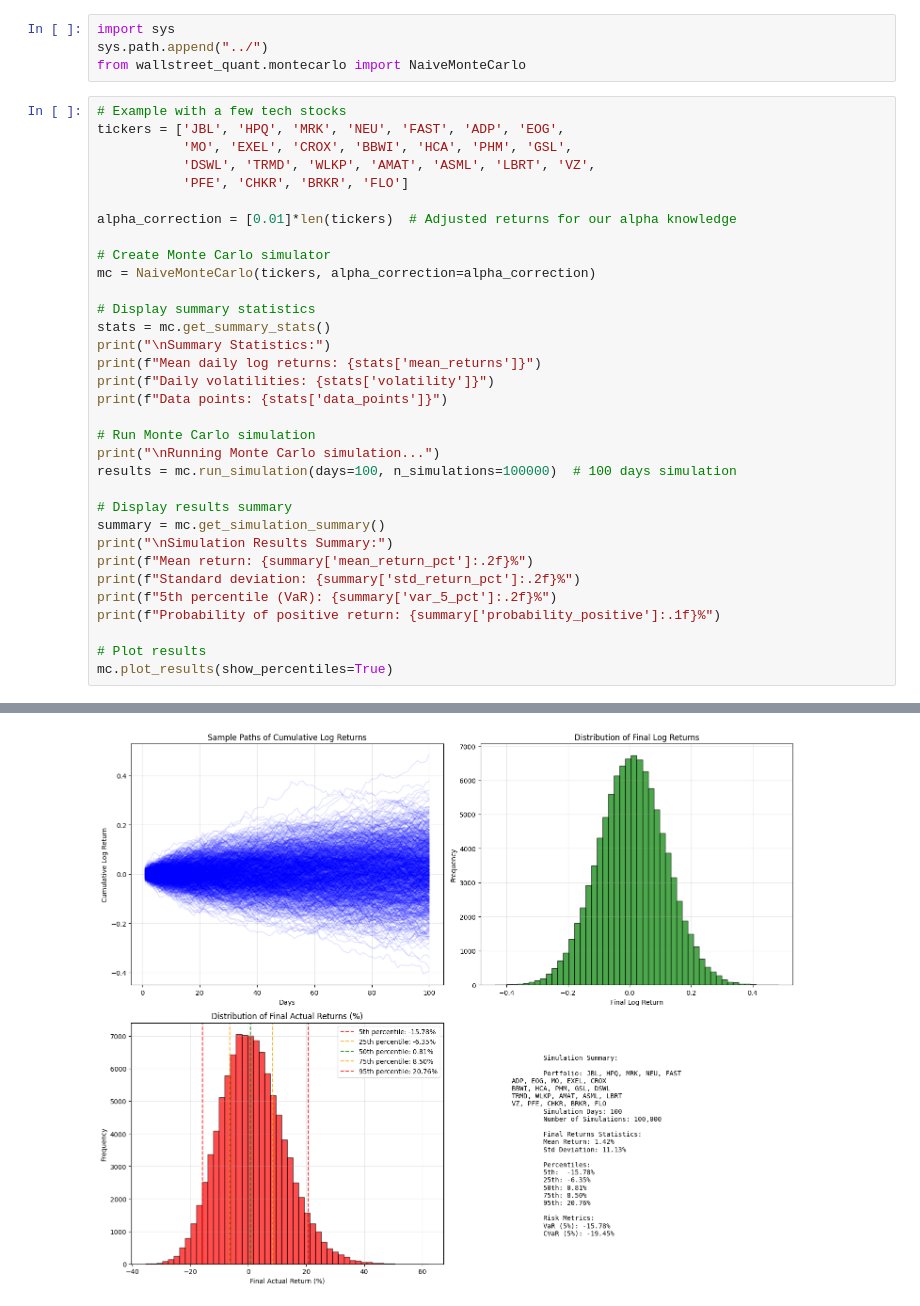
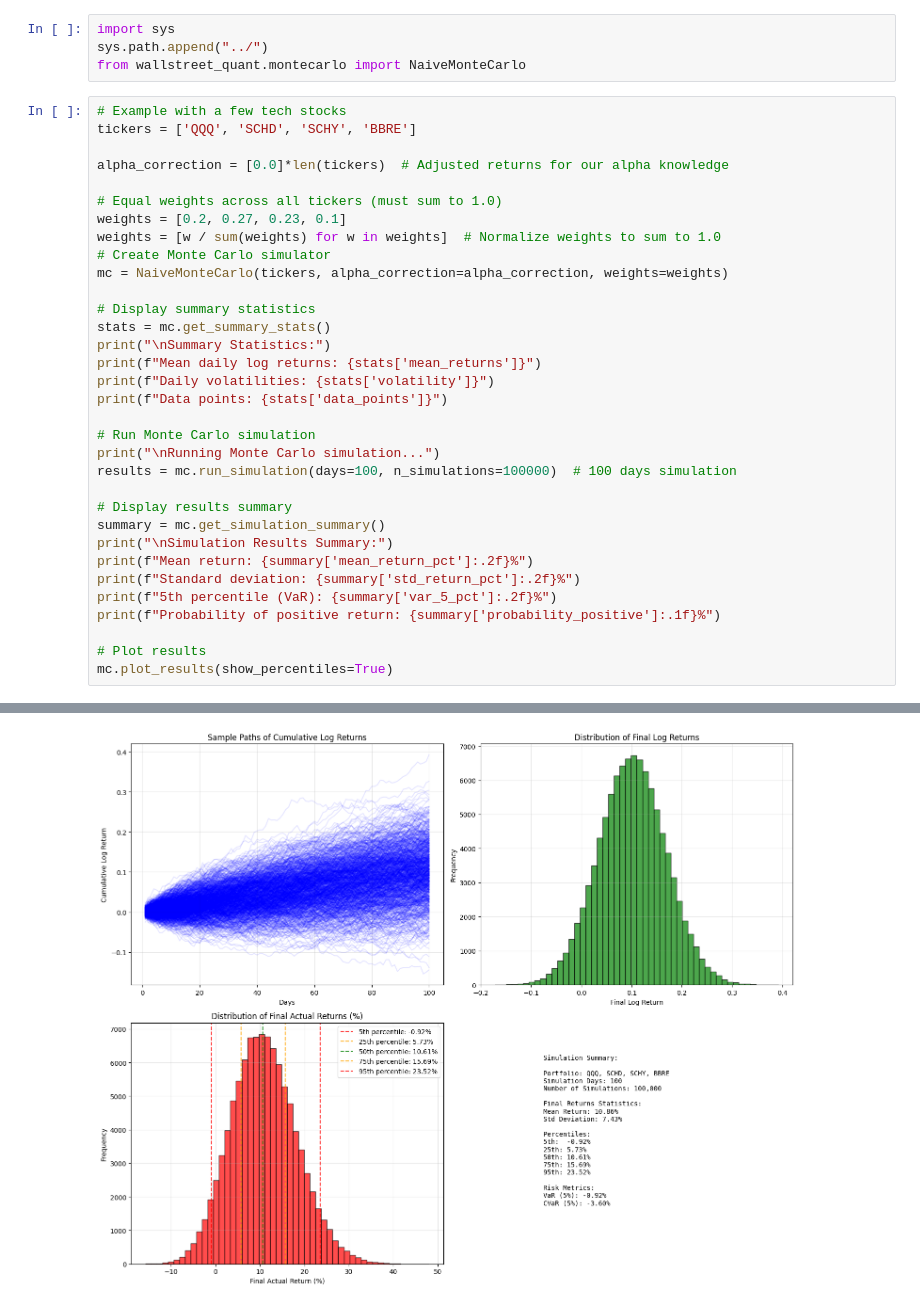
Before and after one commit to sarashs/Wallstreet-Bets, a Jupyter notebook: Notebooks/Simple_monte_carlo.ipynb, the cells around one changed output, grey strips where cells are left out. Saved outputs shown, nothing was run; the diff lists cells and outputs as text.

Commit message:
updated the simple monte carlo code

```diff
--- a/Notebooks/Simple_monte_carlo.ipynb
+++ b/Notebooks/Simple_monte_carlo.ipynb
@@ -30,15 +30,15 @@ sys.path.append("../")
 from wallstreet_quant.montecarlo import NaiveMonteCarlo
 # %%
 # Example with a few tech stocks
-tickers = ['JBL', 'HPQ', 'MRK', 'NEU', 'FAST', 'ADP', 'EOG',
-           'MO', 'EXEL', 'CROX', 'BBWI', 'HCA', 'PHM', 'GSL',
-           'DSWL', 'TRMD', 'WLKP', 'AMAT', 'ASML', 'LBRT', 'VZ',
-           'PFE', 'CHKR', 'BRKR', 'FLO']
+tickers = ['QQQ', 'SCHD', 'SCHY', 'BBRE']
 
-alpha_correction = [0.01]*len(tickers)  # Adjusted returns for our alpha knowledge
+alpha_correction = [0.0]*len(tickers)  # Adjusted returns for our alpha knowledge
 
+# Equal weights across all tickers (must sum to 1.0)
+weights = [0.2, 0.27, 0.23, 0.1]
+weights = [w / sum(weights) for w in weights]  # Normalize weights to sum to 1.0
 # Create Monte Carlo simulator
-mc = NaiveMonteCarlo(tickers, alpha_correction=alpha_correction)
+mc = NaiveMonteCarlo(tickers, alpha_correction=alpha_correction, weights=weights)
 
 # Display summary statistics
 stats = mc.get_summary_stats()
@@ -82 +77 @@ Probability of positive return: 52.9%
-[figure, old version]
+[figure, new version]
```
Also changed, not shown: parts of 1 cell of this notebook, 1 other file.
